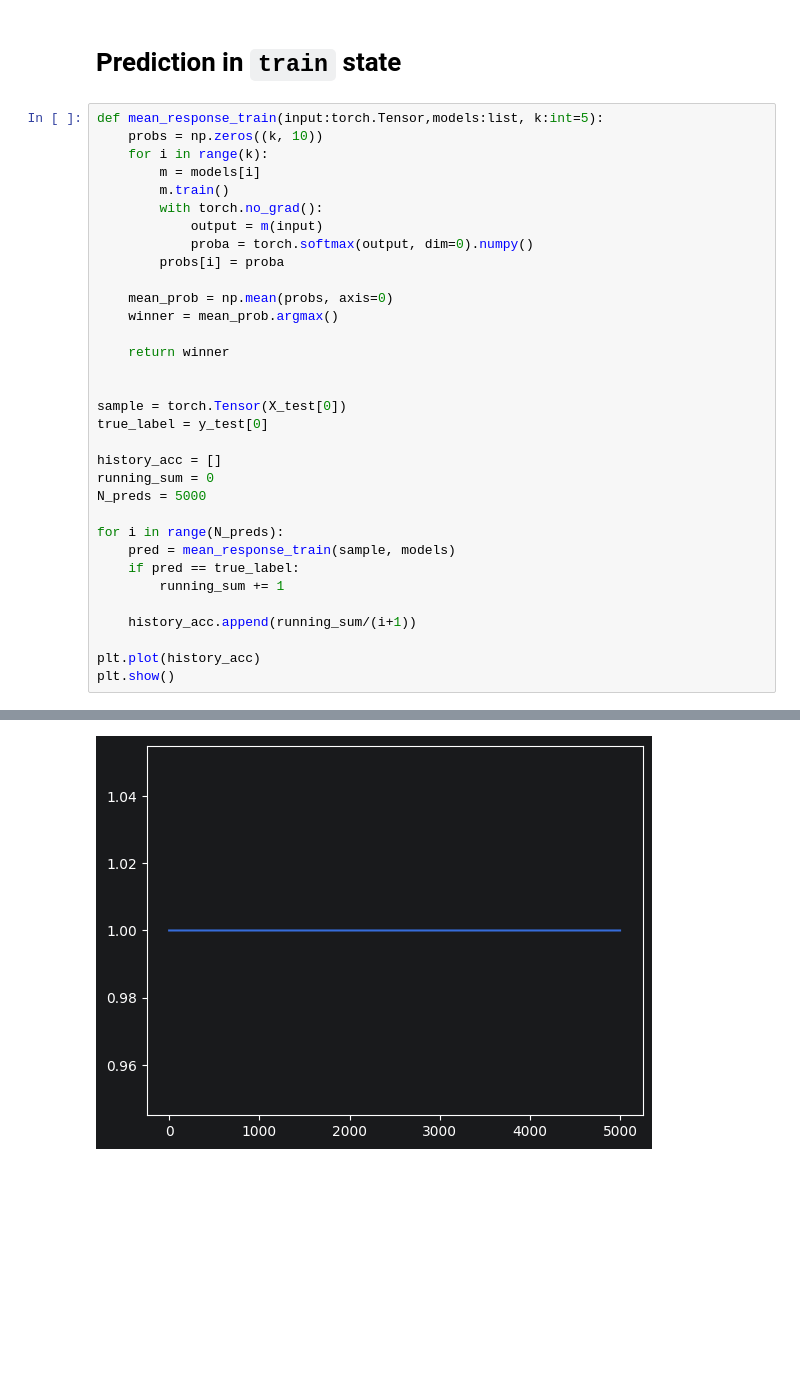
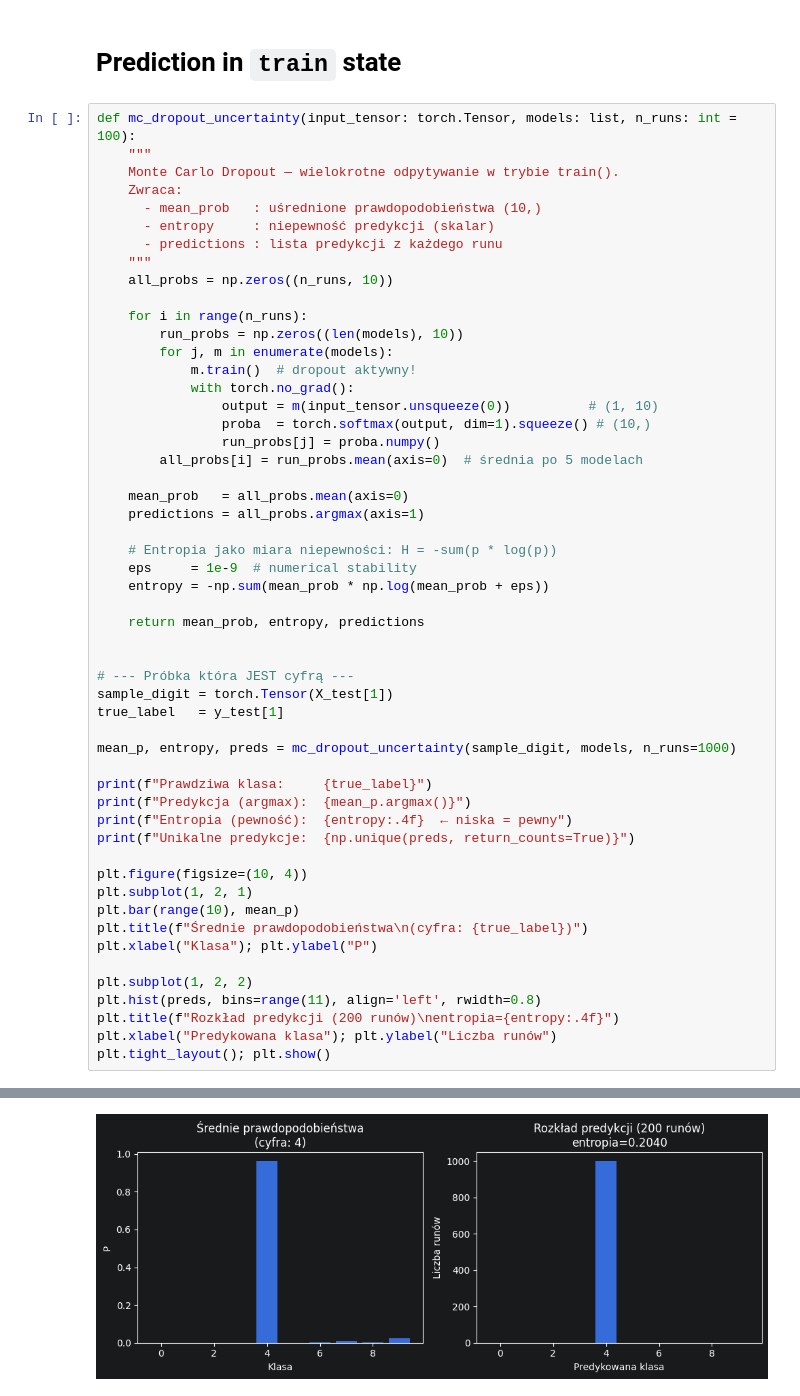
Before and after one commit to xXKeNdAmAmAsTeRXx/Deep_Learning_Labs, a Jupyter notebook: Lab3/Dropout_regularization.ipynb, the cells around one changed output, grey strips where cells are left out. Drawn from its saved outputs; the diff is of its cells as text; blank space fills up the shorter version.

Commit message:
model test for digit

```diff
--- a/Lab3/Dropout_regularization.ipynb
+++ b/Lab3/Dropout_regularization.ipynb
@@ -189,36 +189,56 @@ accuracy=0.9225
 # %% [markdown]
 # Prediction in `train` state
 # %%
-def mean_response_train(input:torch.Tensor,models:list, k:int=5):
-    probs = np.zeros((k, 10))
-    for i in range(k):
-        m = models[i]
-        m.train()
-        with torch.no_grad():
-            output = m(input)
-            proba = torch.softmax(output, dim=0).numpy()
-        probs[i] = proba
+def mc_dropout_uncertainty(input_tensor: torch.Tensor, models: list, n_runs: int = 100):
+    """
+    Monte Carlo Dropout — wielokrotne odpytywanie w trybie train().
+    Zwraca:
+      - mean_prob   : uśrednione prawdopodobieństwa (10,)
+      - entropy     : niepewność predykcji (skalar)
+      - predictions : lista predykcji z każdego runu
+    """
+    all_probs = np.zeros((n_runs, 10))
 
-    mean_prob = np.mean(probs, axis=0)
-    winner = mean_prob.argmax()
+    for i in range(n_runs):
+        run_probs = np.zeros((len(models), 10))
+        for j, m in enumerate(models):
+            m.train()  # dropout aktywny!
+            with torch.no_grad():
+                output = m(input_tensor.unsqueeze(0))          # (1, 10)
+                proba  = torch.softmax(output, dim=1).squeeze() # (10,)
+                run_probs[j] = proba.numpy()
+        all_probs[i] = run_probs.mean(axis=0)  # średnia po 5 modelach
 
-    return winner
+    mean_prob   = all_probs.mean(axis=0)
+    predictions = all_probs.argmax(axis=1)
+
+    # Entropia jako miara niepewności: H = -sum(p * log(p))
+    eps     = 1e-9  # numerical stability
+    entropy = -np.sum(mean_prob * np.log(mean_prob + eps))
+
+    return mean_prob, entropy, predictions
 
 
-sample = torch.Tensor(X_test[0])
-true_label = y_test[0]
+# --- Próbka która JEST cyfrą ---
+sample_digit = torch.Tensor(X_test[1])
+true_label   = y_test[1]
 
-history_acc = []
-running_sum = 0
-N_preds = 5000
+mean_p, entropy, preds = mc_dropout_uncertainty(sample_digit, models, n_runs=1000)
 
-for i in range(N_preds):
-    pred = mean_response_train(sample, models)
-    if pred == true_label:
-        running_sum += 1
+print(f"Prawdziwa klasa:     {true_label}")
+print(f"Predykcja (argmax):  {mean_p.argmax()}")
+print(f"Entropia (pewność):  {entropy:.4f}  ← niska = pewny")
+print(f"Unikalne predykcje:  {np.unique(preds, return_counts=True)}")
 
-    history_acc.append(running_sum/(i+1))
+plt.figure(figsize=(10, 4))
+plt.subplot(1, 2, 1)
+plt.bar(range(10), mean_p)
+plt.title(f"Średnie prawdopodobieństwa\n(cyfra: {true_label})")
+plt.xlabel("Klasa"); plt.ylabel("P")
 
-plt.plot(history_acc)
-plt.show()
+plt.subplot(1, 2, 2)
+plt.hist(preds, bins=range(11), align='left', rwidth=0.8)
+plt.title(f"Rozkład predykcji (200 runów)\nentropia={entropy:.4f}")
+plt.xlabel("Predykowana klasa"); plt.ylabel("Liczba runów")
+plt.tight_layout(); plt.show()
 # %% [output]
@@ -225 +249 @@ plt.show()
-[figure, old version]
+[figure, new version]
```
Also changed, not shown: parts of 1 cell of this notebook.
